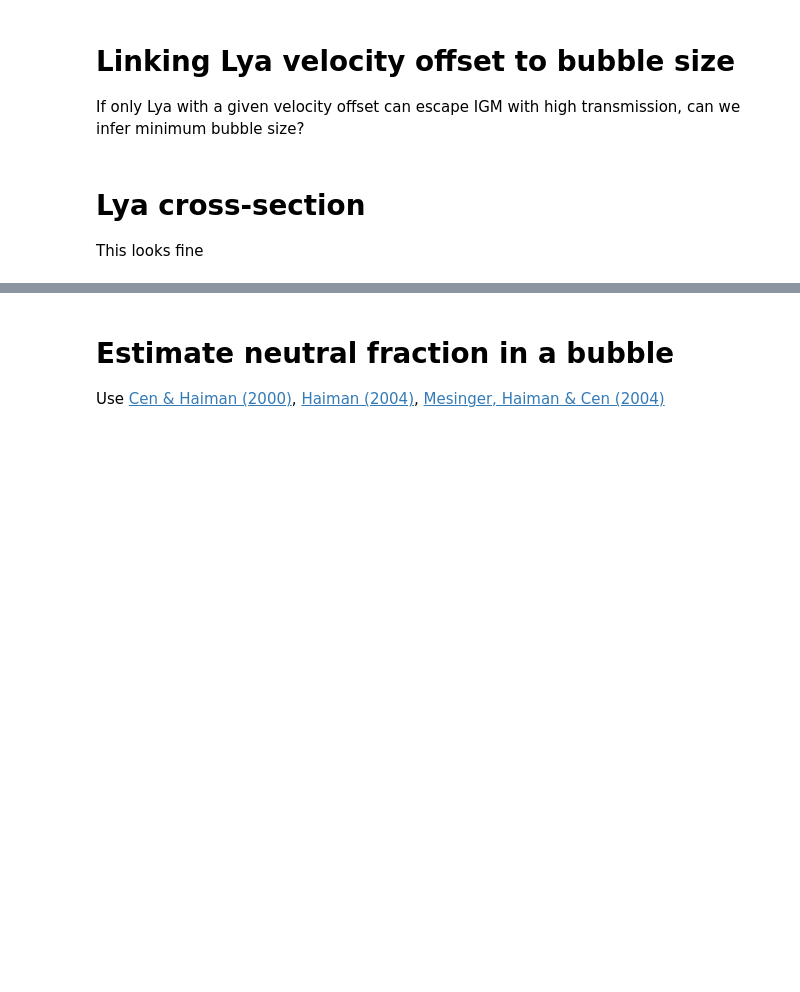
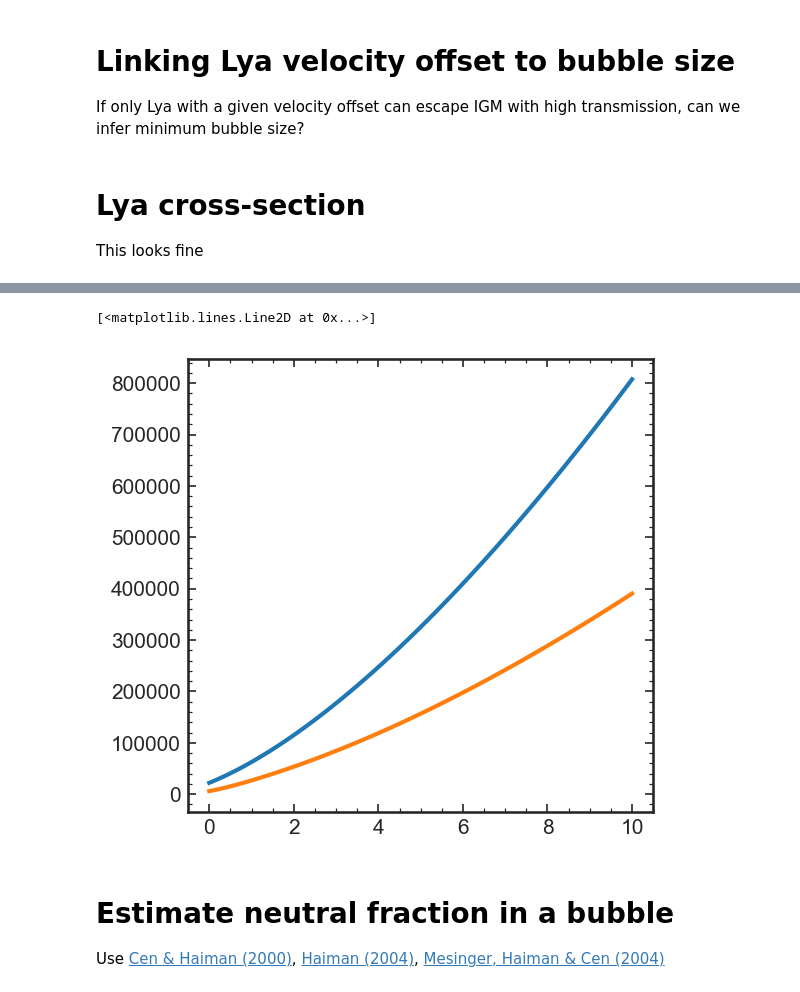
Before and after one commit to charlottenosam/LyaLineshapes, a Jupyter notebook: notebooks/bubble_size_lya_DV.ipynb, the cells around one changed output, grey strips where cells are left out. Saved outputs shown, nothing was run; the diff lists cells and outputs as text; code cells hidden in the pictures; blank space fills up the shorter version.

```diff
--- a/notebooks/bubble_size_lya_DV.ipynb
+++ b/notebooks/bubble_size_lya_DV.ipynb
@@ -92,3 +114,21 @@ Text(0, 0.5, 'Lya cross-section [cm$^2$]')
+# %%
+def tau_GP_integral(z):
+
+    # Use 1/2 integral as from 0 to infinity
+    integrand = crosssec.Lya_crosssec_x(xtab)*crosssec.dfreq_Lya / (crosssec.dfreq_Lya*xtab + bubbles.freq_Lya)
+    tau_GP = const.c * bubbles.n_H(z)/Planck15.H(z) * 0.5*np.trapz(integrand, xtab)
+    return tau_GP.to(u.cm/u.cm)
+
+def tau_GP_approx(z):
+    return 7e5 * ((1 + z)/10.)**1.5
+
+ztab = np.linspace(0., 10)
+
+plt.plot(ztab, tau_GP_approx(ztab))
+plt.plot(ztab, tau_GP_integral(ztab))
+# %% [output]
+[<matplotlib.lines.Line2D at 0x...>]
+[figure, added]
 # %% [markdown]
 # Estimate neutral fraction in a bubble
 
```
Also changed, not shown: parts of 9 cells of this notebook, 1 other file.
